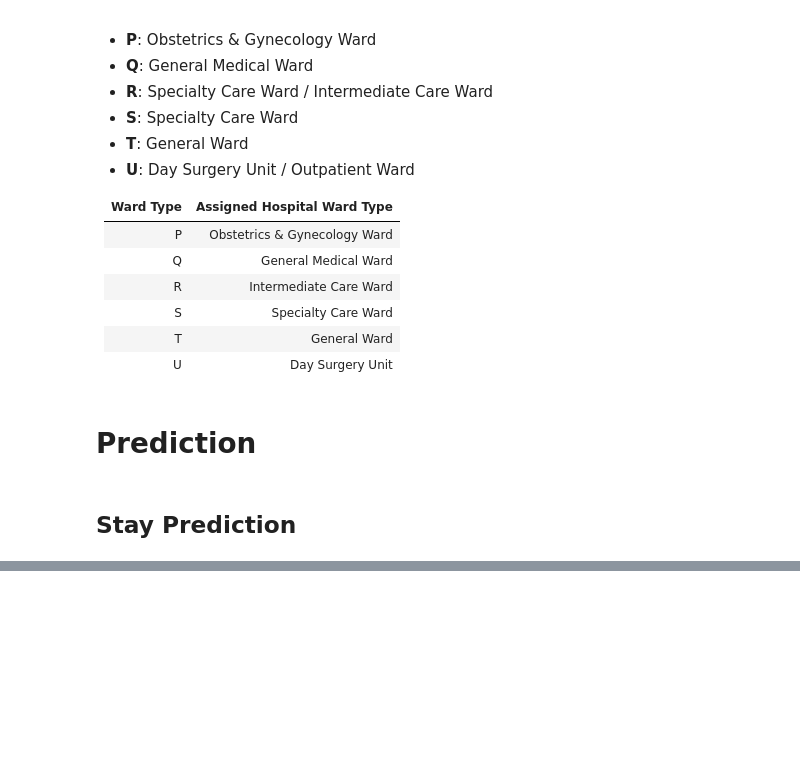
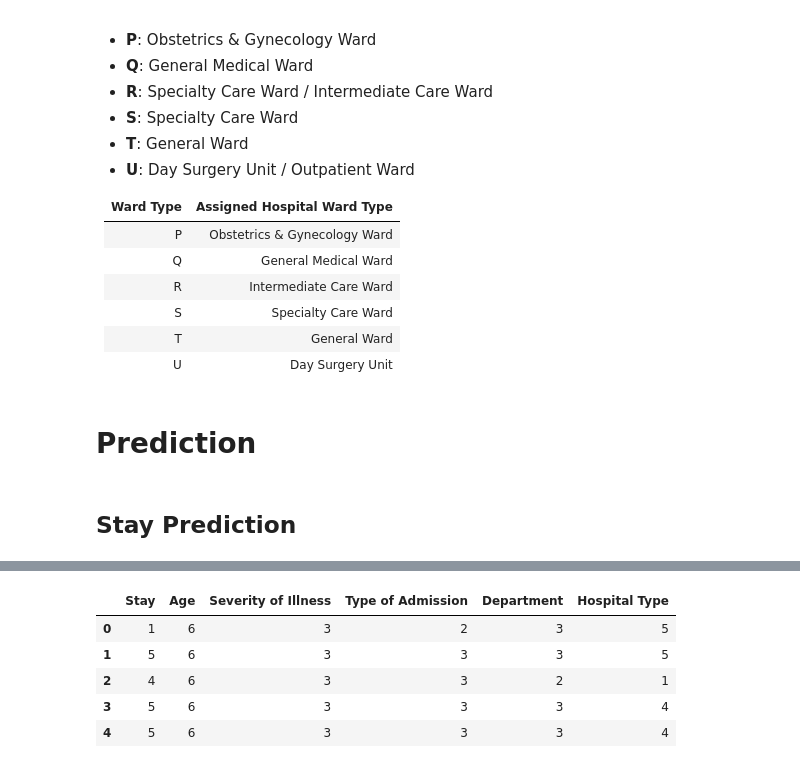
Before and after one commit to JinnOppa/MedInsight, a Jupyter notebook: Source/Prototype/New/A.ipynb, the cells around one changed output, grey strips where cells are left out. Cells and saved outputs as stored; diff of their text form; code cells hidden in the pictures; blank space fills up the shorter version.

```diff
--- a/Source/Prototype/New/A.ipynb
+++ b/Source/Prototype/New/A.ipynb
@@ -520,5 +551,5 @@ df_stay = df1[['Stay',
               'Severity of Illness',
               'Type of Admission',
               'Department',
-              'Hospital_type_code'
+              'Hospital Type'
 ]]
@@ -524,0 +682,8 @@ df_stay = df1[['Stay',
+# %%
+df_stay['Stay'] = df_stay['Stay'].map(stay_mapping_1)
+
+df_stay['Age'] = df_stay['Age'].map(age_mapping)
+df_stay['Severity of Illness'] = df_stay['Severity of Illness'].map(severity_mapping)
+df_stay['Type of Admission'] = df_stay['Type of Admission'].map(admission_type_mapping)
+df_stay['Department'] = df_stay['Department'].map(department_mapping)
+df_stay['Hospital Type'] = df_stay['Hospital Type'].map(hospital_type_mapping)
@@ -524,0 +701,12 @@ df_stay = df1[['Stay',
+# %%
+# Define a new mapping from category names to integers
+stay_mapping_2 = {
+    'Brief Stay': 1,
+    'Short-term Stay': 2,
+    'Standard Stay': 3,
+    'Moderate Stay': 4,
+    'Prolonged Stay': 5,
+    'Extended Stay': 6
+}
+# %%
+df_stay['Stay'] = df_stay['Stay'].map(stay_mapping_2)
@@ -524,0 +729,9 @@ df_stay = df1[['Stay',
+# %%
+df_stay.head()
+# %% [output]
+|  | Stay | Age | Severity of Illness | Type of Admission | Department | Hospital Type |
+| 0 | 1 | 6 | 3 | 2 | 3 | 5 |
+| 1 | 5 | 6 | 3 | 3 | 3 | 5 |
+| 2 | 4 | 6 | 3 | 3 | 2 | 1 |
+| 3 | 5 | 6 | 3 | 3 | 3 | 4 |
+| 4 | 5 | 6 | 3 | 3 | 3 | 4 |
```
Also changed, not shown: parts of 43 cells of this notebook, 3 other files.
